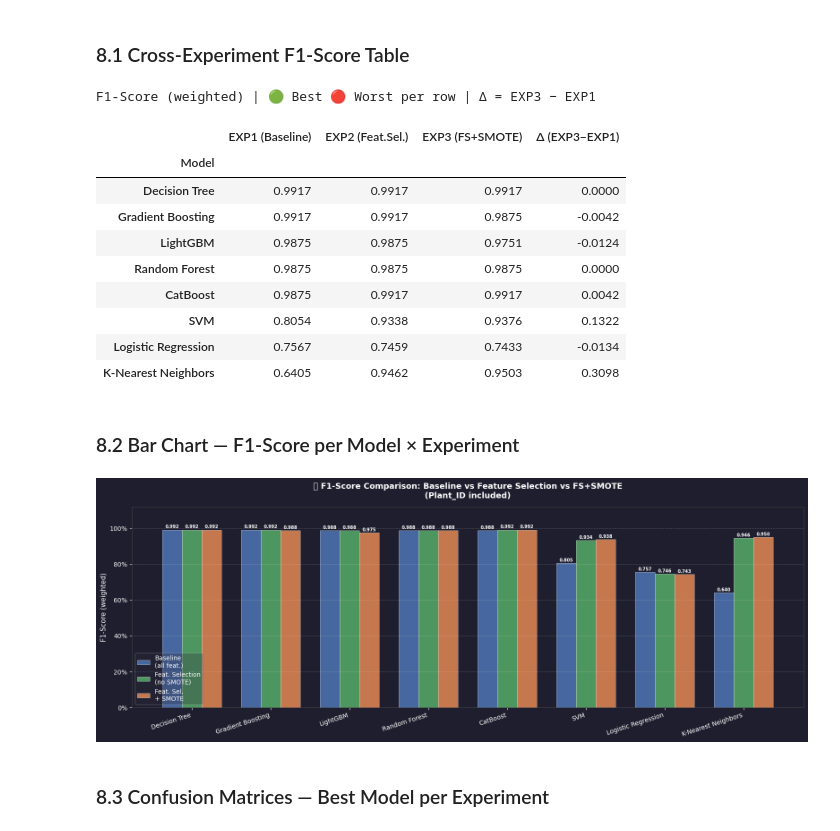
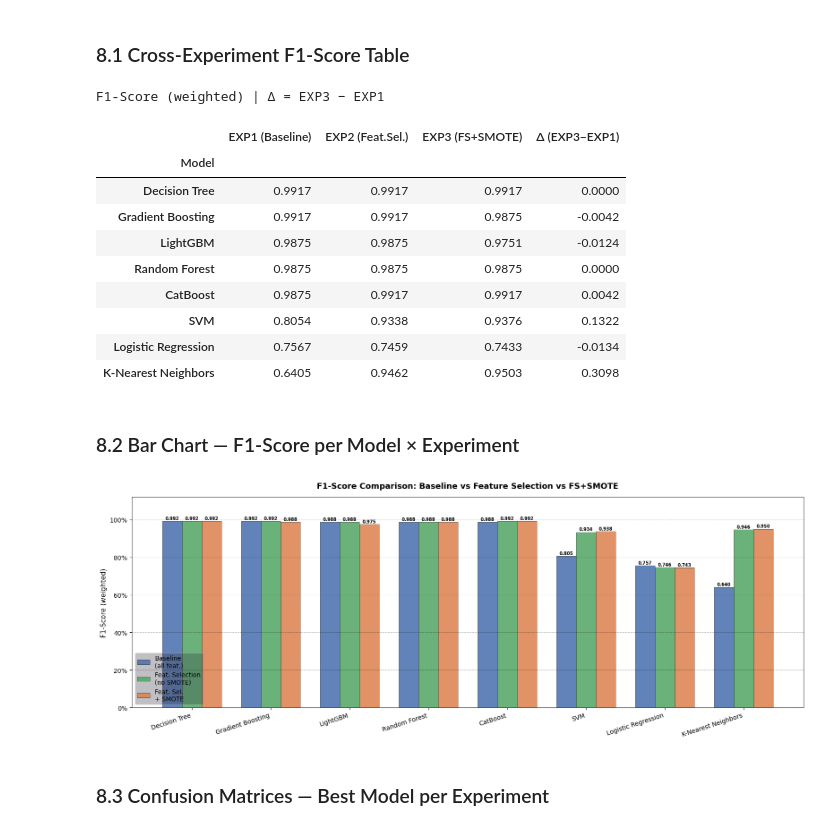
Before and after one commit to GNATAS/Plant-Health-Prediction, a Jupyter notebook: modeling.ipynb, the cells around one changed output. Drawn from its saved outputs; the diff is of its cells as text; code cells hidden in the pictures.

```diff
--- a/modeling.ipynb
+++ b/modeling.ipynb
@@ -149,8 +149,8 @@ FEATURES    = ['Soil_Moisture','Ambient_Temperature','Soil_Temperature',
 PLANT_IDS   = sorted(df['Plant_ID'].unique())
 N_PLANTS    = len(PLANT_IDS)
 DARK_BG     = '#1e1e2e'
-PANEL_BG    = '#2a2a3e'
-TEXT_COLOR  = 'white'
+PANEL_BG    = 'white'
+TEXT_COLOR  = 'black'
 GRID_COLOR  = '#444'
 CMAP_PLANT  = plt.cm.get_cmap('tab10', N_PLANTS)
 COLORS      = [CMAP_PLANT(i) for i in range(N_PLANTS)]
@@ -550,20 +546,21 @@ def get_models():
 
 def run_experiment(X_tr, y_tr, X_te, y_te, exp_name):
     print(f"\n{'━'*60}")
-    print(f"  🧪 {exp_name}")
-    print(f"  Train: {X_tr.shape[0]} × {X_tr.shape[1]}  |  Test: {X_te.shape[0]} × {X_te.shape[1]}")
+    print(f"{exp_name}")
     print(f"{'━'*60}")
-    models = get_models(); rows = []
+    models = get_models()
+    rows   = []
     for name, model in models.items():
         model.fit(X_tr, y_tr)
         y_pred = model.predict(X_te)
         rows.append({
-            'Model':     name,
-            'Accuracy':  round(accuracy_score(y_te, y_pred), 4),
-            'Precision': round(precision_score(y_te, y_pred, average='weighted', zero_division=0), 4),
-            'Recall':    round(recall_score(y_te, y_pred, average='weighted', zero_division=0), 4),
-            'F1-Score':  round(f1_score(y_te, y_pred, average='weighted', zero_division=0), 4),
-            '_y_pred':   y_pred,
+            'Model':      name,
+            'Accuracy':   round(accuracy_score(y_te, y_pred), 4),
+            'Precision':  round(precision_score(y_te, y_pred, average='weighted', zero_division=0), 4),
+            'Recall':     round(recall_score(y_te, y_pred, average='weighted', zero_division=0), 4),
+            'F1-Score':   round(f1_score(y_te, y_pred, average='weighted', zero_division=0), 4),
+            '_y_pred':    y_pred,
+            '_model_obj': model,
         })
         print(f"  [{name:22s}]  Acc={rows[-1]['Accuracy']:.4f}  F1={rows[-1]['F1-Score']:.4f}")
     df_res = pd.DataFrame(rows).sort_values('F1-Score', ascending=False).reset_index(drop=True)
@@ -574,8 +571,6 @@ DISP_COLS = ['Model','Accuracy','Precision','Recall','F1-Score']
 
 def show_table(df_res, caption):
     display(df_res[DISP_COLS].style
-            .highlight_max(subset=['Accuracy','Precision','Recall','F1-Score'], color='#90EE90')
-            .highlight_min(subset=['Accuracy','Precision','Recall','F1-Score'], color='#FFB3B3')
             .format({c: '{:.4f}' for c in ['Accuracy','Precision','Recall','F1-Score']})
             .set_caption(caption))
 # %% [markdown]
@@ -708,15 +720,13 @@ comparison = comparison.set_index('Model')
 comparison['Δ (EXP3−EXP1)'] = (comparison['EXP3 (FS+SMOTE)'] - comparison['EXP1 (Baseline)']).round(4)
 
 display(comparison.style
-        .highlight_max(subset=list(EXP_MAP.keys()), axis=1, color='#90EE90')
-        .highlight_min(subset=list(EXP_MAP.keys()), axis=1, color='#FFB3B3')
-        .applymap(lambda v: 'color:#66BB6A;font-weight:bold' if isinstance(v, float) and v > 0
+        .map(lambda v: 'color:#66BB6A;font-weight:bold' if isinstance(v, float) and v > 0
                   else ('color:#EF5350;font-weight:bold' if isinstance(v, float) and v < 0 else ''),
                   subset=['Δ (EXP3−EXP1)'])
         .format({k: '{:.4f}' for k in list(EXP_MAP.keys()) + ['Δ (EXP3−EXP1)']})
-        .set_caption('F1-Score (weighted) | 🟢 Best  🔴 Worst per row | Δ = EXP3 − EXP1'))
+        .set_caption('F1-Score (weighted) | Δ = EXP3 − EXP1'))
 # %% [output]
-F1-Score (weighted) | 🟢 Best 🔴 Worst per row | Δ = EXP3 − EXP1
+F1-Score (weighted) | Δ = EXP3 − EXP1
 |  | EXP1 (Baseline) | EXP2 (Feat.Sel.) | EXP3 (FS+SMOTE) | Δ (EXP3−EXP1) |
 | Model |  |  |  |  |
 | Decision Tree | 0.9917 | 0.9917 | 0.9917 | 0.0000 |
@@ -732,38 +742,37 @@ F1-Score (weighted) | 🟢 Best 🔴 Worst per row | Δ = EXP3 − EXP1
 # %%
 exp_cols   = list(EXP_MAP.keys())
 exp_labels = ['Baseline\n(all feat.)', 'Feat. Selection\n(no SMOTE)', 'Feat. Sel.\n+ SMOTE']
 palette    = ['#4C72B0', '#55A868', '#DD8452']
 x          = np.arange(len(model_order))
 bar_width  = 0.25
 
 fig, ax = plt.subplots(figsize=(16, 6))
-fig.patch.set_facecolor(DARK_BG); ax.set_facecolor(DARK_BG)
 
 for i, (col, label, color) in enumerate(zip(exp_cols, exp_labels, palette)):
     vals = comparison[col].values
     bars = ax.bar(x + i * bar_width, vals, bar_width, label=label,
-                  color=color, alpha=0.88, edgecolor='white', linewidth=0.4)
+                  color=color, alpha=0.88, edgecolor='black', linewidth=0.4)
     for bar in bars:
         h = bar.get_height()
         ax.text(bar.get_x() + bar.get_width()/2, h + 0.003, f'{h:.3f}',
-                ha='center', va='bottom', fontsize=7, color='white', fontweight='bold')
+                ha='center', va='bottom', fontsize=7, color='black', fontweight='bold')
 
 ax.set_xticks(x + bar_width)
-ax.set_xticklabels(model_order, rotation=18, ha='right', fontsize=10, color='white')
+ax.set_xticklabels(model_order, rotation=18, ha='right', fontsize=10, color='black')
 ax.set_ylim(0, 1.12)
 ax.yaxis.set_major_formatter(mticker.FuncFormatter(lambda v, _: f'{v:.0%}'))
-ax.tick_params(colors='white')
+ax.tick_params(colors='black')
 ax.spines[['top','right','left','bottom']].set_color('#444')
-ax.legend(framealpha=0.3, labelcolor='white', facecolor='#2e2e3e', fontsize=10)
-ax.set_title('🌿 F1-Score Comparison: Baseline vs Feature Selection vs FS+SMOTE\n(Plant_ID included)',
-             fontsize=13, color='white', fontweight='bold', pad=14)
-ax.set_ylabel('F1-Score (weighted)', color='white', fontsize=11)
-ax.grid(axis='y', linestyle='--', alpha=0.25, color='white')
+ax.legend(framealpha=0.3, labelcolor='black', facecolor='#2e2e3e', fontsize=10)
+ax.set_title('F1-Score Comparison: Baseline vs Feature Selection vs FS+SMOTE',
+             fontsize=13, color='black', fontweight='bold', pad=14)
+ax.set_ylabel('F1-Score (weighted)', color='black', fontsize=11)
+ax.grid(axis='y', linestyle='--', alpha=0.25, color='black')
 plt.tight_layout()
 plt.savefig('experiment_comparison.png', dpi=150, bbox_inches='tight', facecolor=DARK_BG)
 plt.show()
 # %% [output]
-[figure, old version]
+[figure, new version]
 # %% [markdown]
 ### 8.3 Confusion Matrices — Best Model per Experiment
 # %%
```
Also changed, not shown: parts of 20 cells of this notebook, 7 other files.
